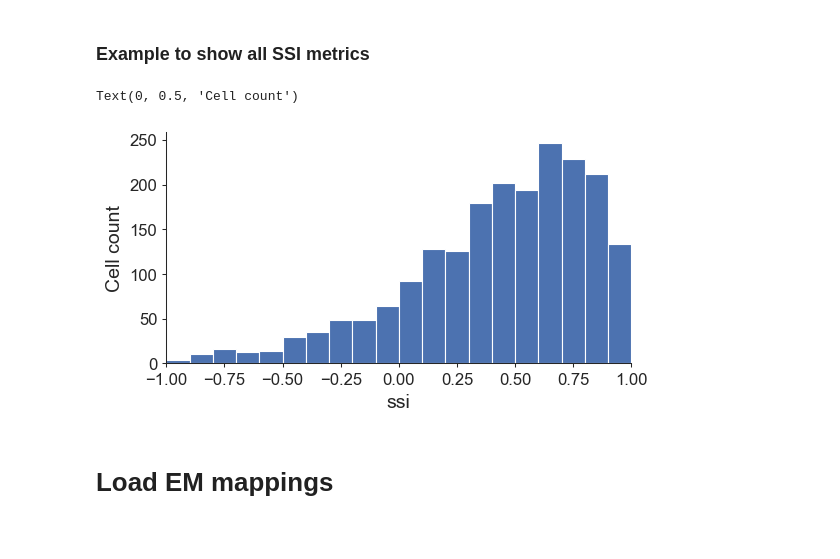
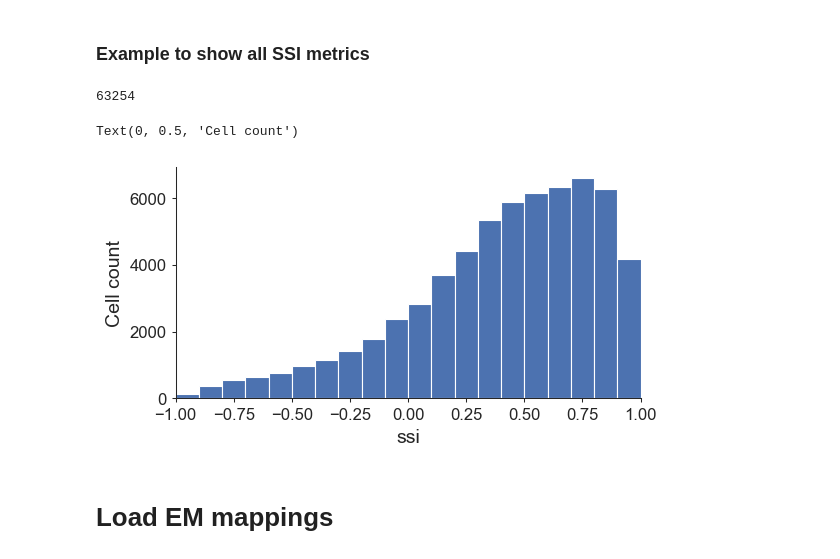
Before and after one commit to AllenInstitute/allen_v1dd, a Jupyter notebook: chase/analysis_notebooks/2023-04-06_coreg-ssi-inputs.ipynb, the cells around one changed output. Saved outputs shown, nothing was run; the diff lists cells and outputs as text; code cells hidden in the pictures.

```diff
--- a/chase/analysis_notebooks/2023-04-06_coreg-ssi-inputs.ipynb
+++ b/chase/analysis_notebooks/2023-04-06_coreg-ssi-inputs.ipynb
@@ -27,7 +29,7 @@ Loading graph from file /Users/chase/Desktop/v1dd_v334_synapses.gpl
 # %% [markdown]
 # Setup stimulus analysis parameters
 # %%
-at.set_analysis_file("/Users/chase/Desktop/stimulus_analyses_v0.h5")
+at.set_analysis_file("/Users/chase/Desktop/stimulus_analyses_v1.h5")
 
 # We can also reduce the number of groups we iterate over by restricting mouse and column
 at.set_included_mice([409828])
@@ -38,27 +40,32 @@ at.set_included_columns([1])
 # %%
 # Example to show the SSI metrics
 ssi_metric = "ssi"
 roi_to_ssi = {}
 
+at.set_analysis_file("/Users/chase/Desktop/stimulus_analyses_v1.h5")
 for group in iter_plane_groups():
-    dgw_responsive = group["drifting_gratings_windowed"]["is_responsive"][()]
+    dgw_responsive = group["drifting_gratings_windowed"]["frac_responsive_trials"][()] >= 0.5
+    dgf_responsive = group["drifting_gratings_full"]["frac_responsive_trials"][()] >= 0.5
     is_ignored_duplicate = group["is_ignored_duplicate"][()]
-    roi_inclusion_mask = dgw_responsive# & ~is_ignored_duplicate
+    # roi_inclusion_mask = dgw_responsive# & ~is_ignored_duplicate
+    roi_inclusion_mask = dgw_responsive | dgf_responsive
     roi_prefix = f"{group.attrs['session_id']}_{group.attrs['plane']}" # e.g., M409828_13_1_456
     roi_ssi_values = group["ssi"][ssi_metric]
 
     for roi in np.where(roi_inclusion_mask)[0]:
         roi_id = f"{roi_prefix}_{roi}"
         roi_to_ssi[roi_id] = roi_ssi_values[roi]
 
+print(len(roi_to_ssi))
 plt.figure(figsize=(6, 3))
 plt.hist(roi_to_ssi.values(), bins=np.arange(-1, 1.1, 0.1))
 plt.xlim(-1, 1)
 plt.xlabel(ssi_metric)
 plt.ylabel("Cell count")
 # %% [output]
-Text(0, 0.5, 'Cell count')
+63254
+Text(0, 0.5, 'Cell count')
-[figure, old version]
+[figure, new version]
 # %% [markdown]
 # Load EM mappings
 # %% [markdown]
```
Also changed, not shown: parts of 20 cells of this notebook, 9 other files.
